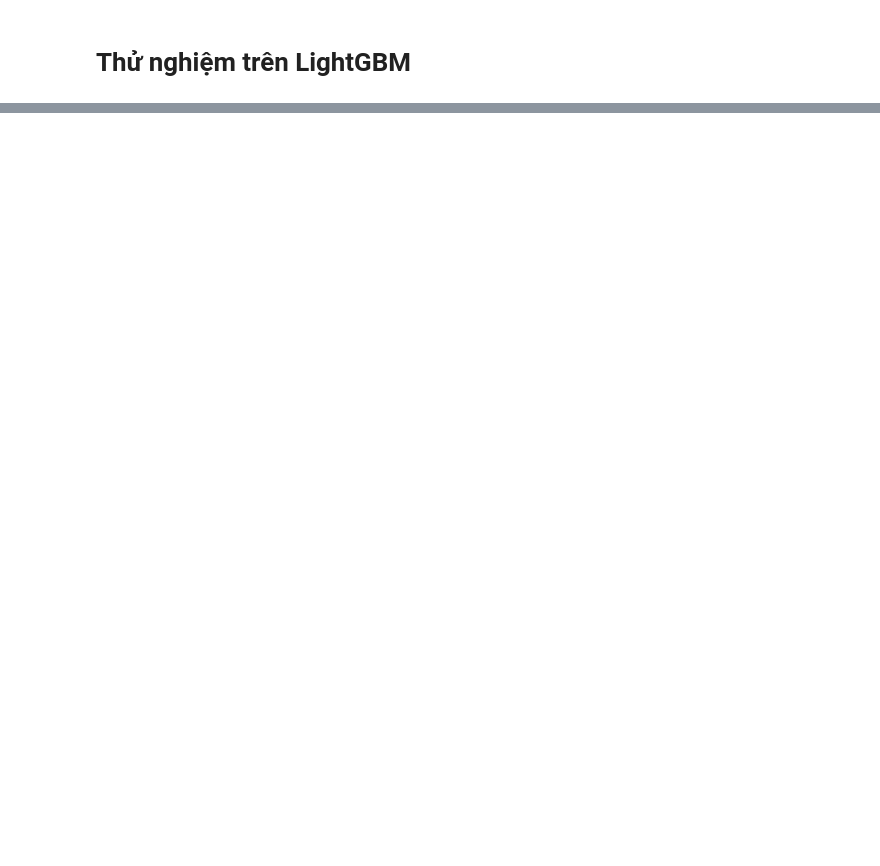
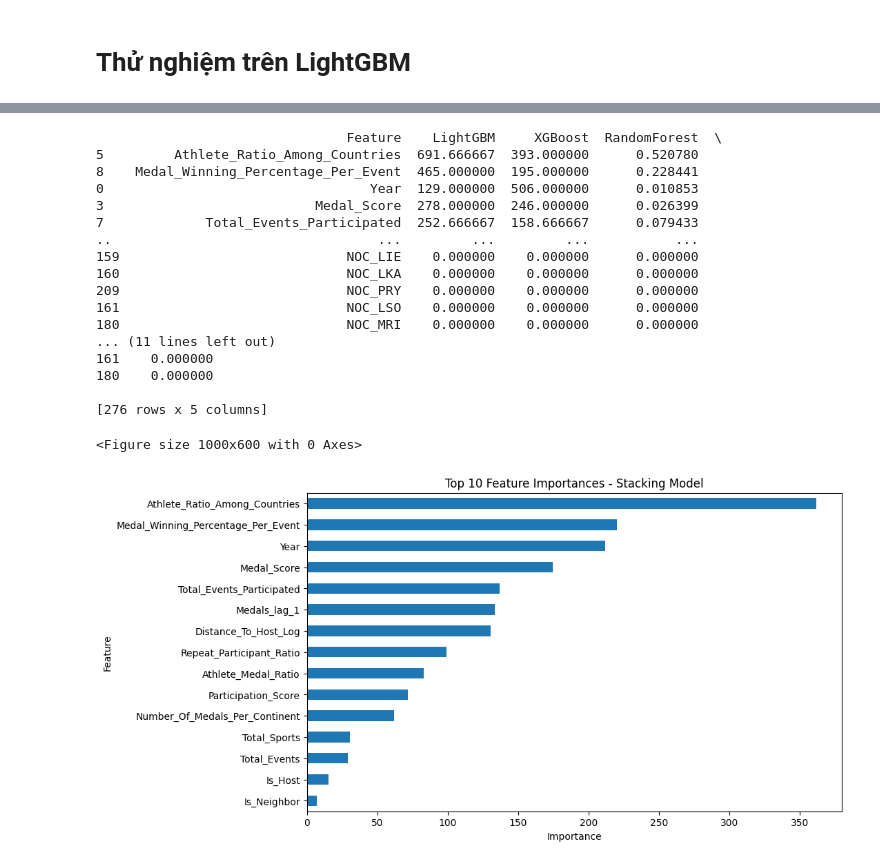
Before and after one commit to HuyenTrang457/OLP, a Jupyter notebook: model1.ipynb, the cells around one changed output, grey strips where cells are left out. Cells and saved outputs as stored; diff of their text form; code cells hidden in the pictures; blank space fills up the shorter version.

```diff
--- a/model1.ipynb
+++ b/model1.ipynb
@@ -1259,0 +1271,77 @@ Dự đoán cho năm 2028 (Gold, Silver, Bronze): [3.410882  2.810493  3.4431763
+# %%
+import pandas as pd
+import numpy as np
+
+# Khởi tạo dictionary để lưu tầm quan trọng
+feature_importances = {
+    'LightGBM': [],
+    'XGBoost': [],
+    'RandomForest': []
+}
+
+# Lặp qua từng output (Gold, Silver, Bronze)
+for i, estimator in enumerate(stacking_model.estimators_):
+    # LightGBM
+    lgb_importances = estimator.named_estimators_['lightgbm'].feature_importances_
+    feature_importances['LightGBM'].append(lgb_importances)
+
+    # XGBoost
+    xgb_importances = estimator.named_estimators_['xgboost'].get_booster().get_score(importance_type='weight')
+    xgb_importances = np.array([xgb_importances.get(f, 0) for f in X_train.columns])
+    feature_importances['XGBoost'].append(xgb_importances)
+
+    # Random Forest
+    rf_importances = estimator.named_estimators_['random_forest'].feature_importances_
+    feature_importances['RandomForest'].append(rf_importances)
+
+# Tính trung bình tầm quan trọng cho mỗi base model
+average_importances = {}
+for model_name, importances in feature_importances.items():
+    average_importances[model_name] = np.mean(importances, axis=0)
+
+# Kết hợp tầm quan trọng của tất cả các base model
+combined_average_importances = np.mean(list(average_importances.values()), axis=0)
+
+# Tạo DataFrame kết quả
+feature_importances_df = pd.DataFrame({
+    'Feature': X_train.columns,
+    'LightGBM': average_importances['LightGBM'],
+    'XGBoost': average_importances['XGBoost'],
+    'RandomForest': average_importances['RandomForest'],
+    'Average': combined_average_importances
+}).sort_values(by='Average', ascending=False)
+
+# Hiển thị kết quả
+print(feature_importances_df)
+
+# Vẽ biểu đồ
+import matplotlib.pyplot as plt
+
+plt.figure(figsize=(10, 6))
+feature_importances_df.head(15).plot(
+    kind='barh', x='Feature', y='Average', legend=False, figsize=(10, 6))
+plt.title("Top 10 Feature Importances - Stacking Model")
+plt.xlabel("Importance")
+plt.ylabel("Feature")
+plt.gca().invert_yaxis()
+plt.show()
+# %% [output]
+                                Feature    LightGBM     XGBoost  RandomForest  \
+5         Athlete_Ratio_Among_Countries  691.666667  393.000000      0.520780
+8    Medal_Winning_Percentage_Per_Event  465.000000  195.000000      0.228441
+0                                  Year  129.000000  506.000000      0.010853
+3                           Medal_Score  278.000000  246.000000      0.026399
+7             Total_Events_Participated  252.666667  158.666667      0.079433
+..                                  ...         ...         ...           ...
+159                             NOC_LIE    0.000000    0.000000      0.000000
+160                             NOC_LKA    0.000000    0.000000      0.000000
+209                             NOC_PRY    0.000000    0.000000      0.000000
+161                             NOC_LSO    0.000000    0.000000      0.000000
+180                             NOC_MRI    0.000000    0.000000      0.000000
+... (11 lines left out)
+161    0.000000
+180    0.000000
+
+[276 rows x 5 columns]
+<Figure size 1000x600 with 0 Axes>
+[figure, added]
```
Also changed, not shown: parts of 61 cells of this notebook.
